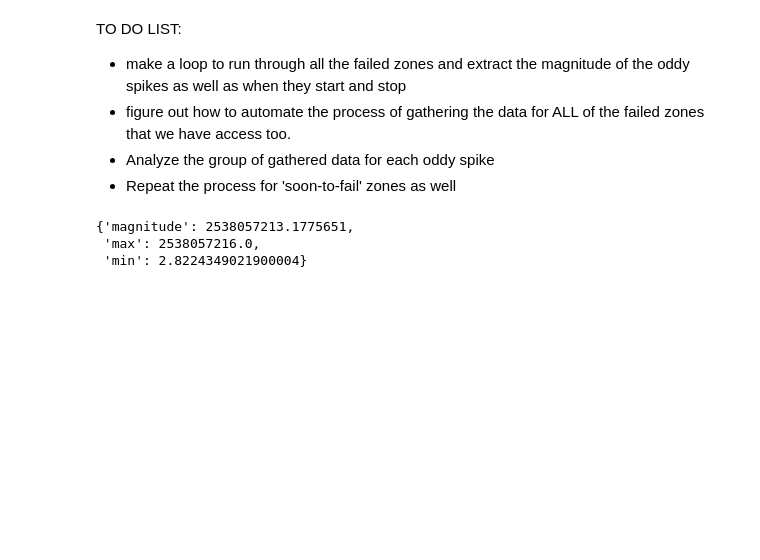
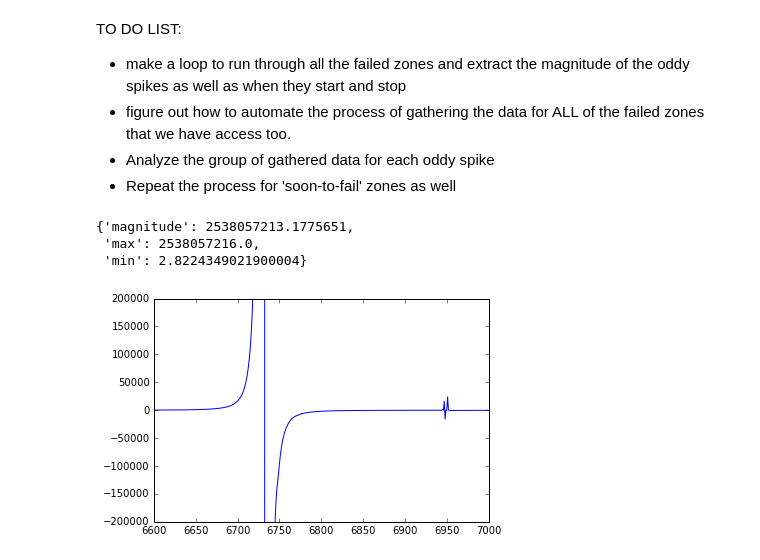
Before and after one commit to LLNL-Collaboration/BYU_Alkemi_2017, a Jupyter notebook: MattScripts/Failed Zone Analysis.ipynb, the cells around one changed output. Saved outputs shown, nothing was run; the diff lists cells and outputs as text; code cells hidden in the pictures; blank space fills up the shorter version.

Commit message:
slope assessment

```diff
--- a/MattScripts/Failed Zone Analysis.ipynb
+++ b/MattScripts/Failed Zone Analysis.ipynb
@@ -78,8 +79,31 @@ spike_data['magnitude'] = max(data['oddy']) - min(data['oddy'])
 #look at the duration of the oddy spike
 #Where exactly does the spike 'begin' the rate of increase is initally very slow, but the rate increases with time.
 #consider using the slope to determine when there is a spike
-spike_data['duration'] =
+# spike_data['duration'] =
-# %% [output]
-{'magnitude': 2538057213.1775651,
- 'max': 2538057216.0,
- 'min': 2.8224349021900004}
+# %%
+spike_data
+# %% [output]
+{'magnitude': 2538057213.1775651,
+ 'max': 2538057216.0,
+ 'min': 2.8224349021900004}
+# %%
+# calculate and graph the slope
+temp = None
+slope = [0]
+
+#slope = (y1-y2)/ (x1-x2)
+
+for i in range(1,data.shape[0]):
+    temp = data.oddy[i] - data.oddy[i-1]
+    slope.append(temp)
+
+slope[:10]
+data['slope'] = slope
+p = range(0,data.shape[0])
+q = data["slope"]
+plt.plot(p,q)
+plt.xlim(6600,7000)
+plt.ylim(-200000,200000)
+plt.show()
+# %% [output]
+[figure, added]
```
Also changed, not shown: parts of 4 cells of this notebook.
